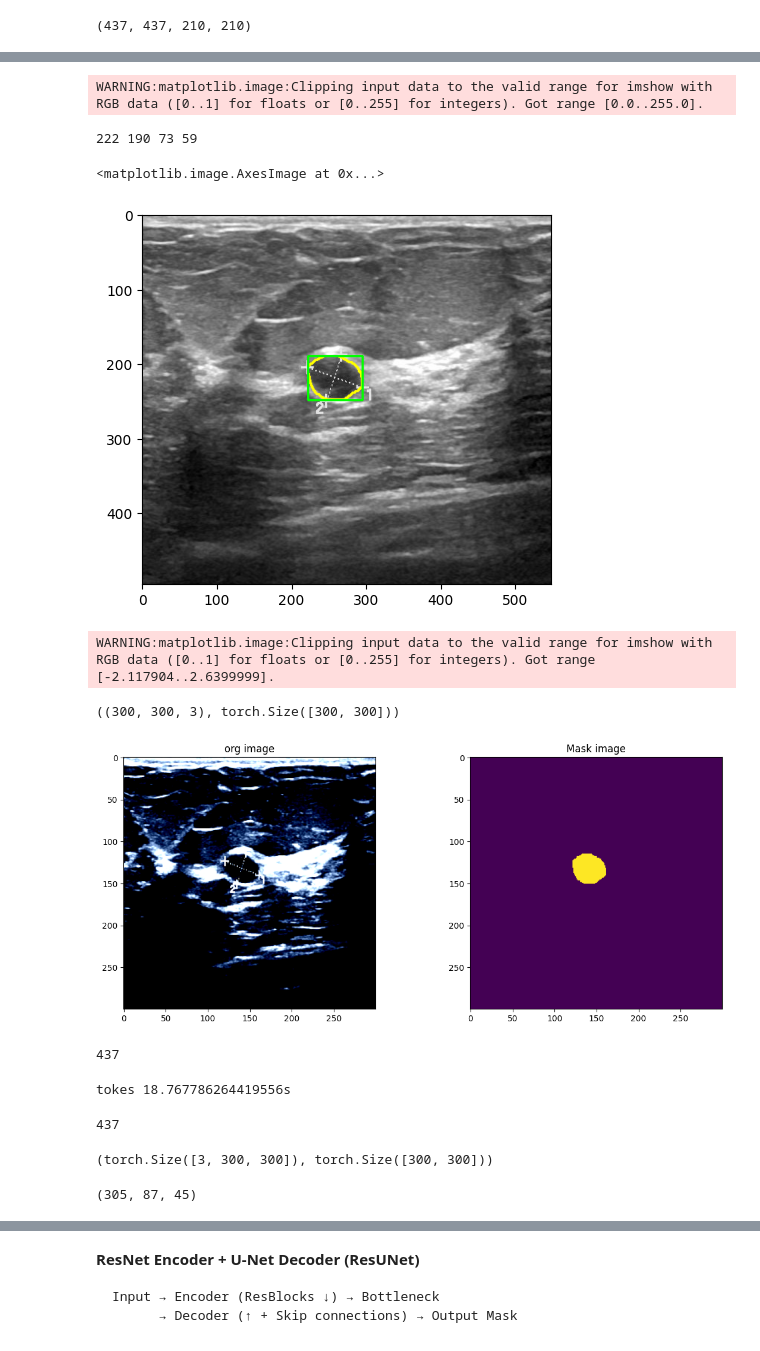
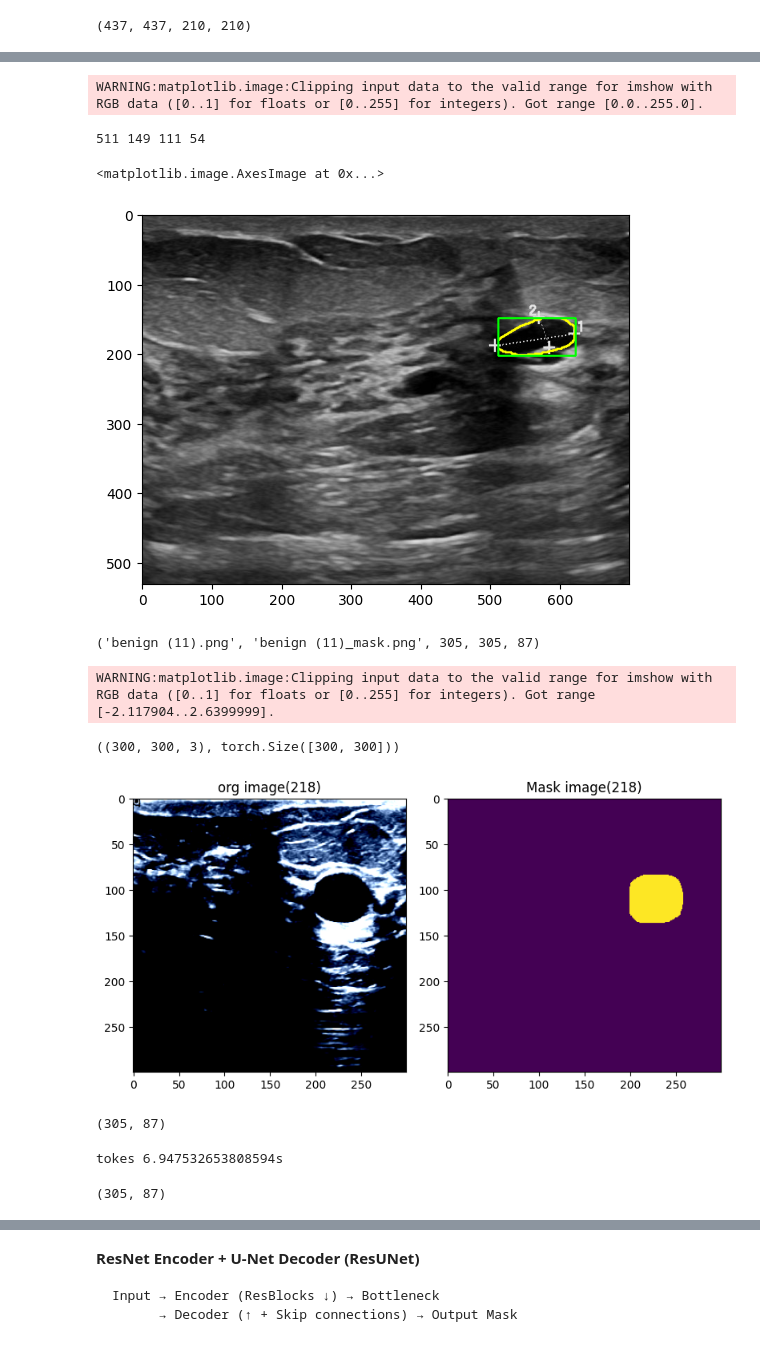
Before and after one commit to nawroz-m/ML_learning, a Jupyter notebook: Contours_detection_BUSI.ipynb, the cells around one changed output, grey strips where cells are left out. Saved outputs shown, nothing was run; the diff lists cells and outputs as text; code cells hidden in the pictures.

```diff
--- a/Contours_detection_BUSI.ipynb
+++ b/Contours_detection_BUSI.ipynb
@@ -198,29 +198,29 @@ maks_img shape: (474, 570)
 # %%
 # add threshold for the mask image
 # orignal image
-org_img = pltimg.imread(f'benign/benign (5).png')
+org_img = pltimg.imread(f'benign/benign (14).png')
 # mask image
-mask_img = pltimg.imread(f'benign_mask/benign (5)_mask.png')
+mask_img = pltimg.imread(f'benign_mask/benign (14)_mask.png')
 
 if len(mask_img.shape) == 3: # <-- if the image is not already in 1 chanel(gray scale)
   imgray = cv2.cvtColor(mask_img, cv2.COLOR_BGR2GRAY)
 else:
   imgray = mask_img
 
 imgray = (imgray * 255).astype("uint8") # <-- change image type
 _, threshold = cv2.threshold(imgray, 127, 255, cv2.THRESH_BINARY)
 contours, hierarchy = cv2.findContours(threshold,  cv2.RETR_TREE, cv2.CHAIN_APPROX_SIMPLE)
 
 contours_org_img = cv2.drawContours(org_img, contours, -1, (127, 255, 0), 2)
 for cnt in contours:
   x, y, w, h = cv2.boundingRect(cnt)
   print(x, y, w, h)
   cv2.rectangle(contours_org_img, (x, y), (x + w, y + h), (0, 255, 0), 2)
 
 plt.imshow(contours_org_img)
 # %% [output]
 WARNING:matplotlib.image:Clipping input data to the valid range for imshow with RGB data ([0..1] for floats or [0..255] for integers). Got range [0.0..255.0].
-222 190 73 59
+511 149 111 54
 <matplotlib.image.AxesImage at 0x...>
-[figure, old version]
+[figure, new version]
 # %%
@@ -314,12 +343,17 @@ malignant_dataset = Dataset(malignant, malignant_mask, 'malignant', 'malignant_m
+# %%
+benign[10], benign_mask[10], len(train_data), len(train_mask), len(benign_val)
+# %% [output]
+('benign (11).png', 'benign (11)_mask.png', 305, 305, 87)
 # %%
-img, label = benign_dataset.__getitem__(4)
+rand_idx = np.random.randint(0, len(benign_train))
+img, label = benign_train.__getitem__(rand_idx)
 img = img.permute(1,2,0).cpu().numpy()
-_, ax = plt.subplots(1, 2, figsize=(12, 5))
-ax[0].imshow(img)
-ax[0].set_title("org image")
+_, ax = plt.subplots(1, 2, figsize=(8, 4))
+ax[0].imshow((img))
+ax[0].set_title(f"org image({rand_idx})")
 
 ax[1].imshow(label)
-ax[1].set_title("Mask image")
+ax[1].set_title(f"Mask image({rand_idx})")
 
 plt.tight_layout()
 
@@ -327,23 +361,28 @@ img.shape, label.shape
 # %% [output]
 WARNING:matplotlib.image:Clipping input data to the valid range for imshow with RGB data ([0..1] for floats or [0..255] for integers). Got range [-2.117904..2.6399999].
 ((300, 300, 3), torch.Size([300, 300]))
-[figure, old version]
+[figure, new version]
-# %%
-len(benign_dataset)
-# %% [output]
-437
+# %%
+len(benign_train), len(benign_val)
+# %% [output]
+(305, 87)
 # %%
 start_time = time()
-save_dir = "data"
+train_dir = "benign_dataset/train"
+val_dir = "benign_dataset/val"
 # create directory if it doesn't exist
-os.makedirs(save_dir, exist_ok=True)
-for i in range(len(benign_dataset)):
-    image, bbox = benign_dataset[i]   # <-- NOW data is loaded
+os.makedirs(train_dir, exist_ok=True)
+os.makedirs(val_dir, exist_ok=True)
+for i in range(len(benign_train)):
+    tr_image, tr_label = benign_train[i]   # <-- NOW data is loaded
+    torch.save((tr_image, tr_label), f"{train_dir}/benign_{i}.pt")
 
-    torch.save((image, bbox), f"{save_dir}/benign_{i}.pt", )
+for i in range(len(benign_val)):
+    val_image, val_label = benign_val[i]
+    torch.save((val_image, val_label), f"{val_dir}/benign_{i}.pt")
 print(f'tokes {time()-start_time}s')
 # %% [output]
-tokes 18.767786264419556s
+tokes 6.947532653808594s
 # %%
 class CachedDataset(torch.utils.data.Dataset):
     def __init__(self, data_dir):
@@ -360,10 +398,0 @@ class CachedDataset(torch.utils.data.Dataset):
-# %%
-cached_dataset = CachedDataset("data")
-len(cached_dataset)
-# %% [output]
-437
-# %%
-img, label = cached_dataset.__getitem__(0)
-img.shape, label.shape
-# %% [output]
-(torch.Size([3, 300, 300]), torch.Size([300, 300]))
@@ -376,6 +399,8 @@ ben_train_dataset, ben_valid_dataset, ben_test_dataset = torch.utils.data.random
-# %%
-len(ben_train_dataset), len(ben_valid_dataset), len(ben_test_dataset)
-# %% [output]
-(305, 87, 45)
+# %%
+train_dataset = CachedDataset(train_dir)
+val_dataset = CachedDataset(val_dir)
+len(train_dataset), len(val_dataset)
+# %% [output]
+(305, 87)
 # %%
 # add data loader
```
Also changed, not shown: parts of 24 cells of this notebook.
